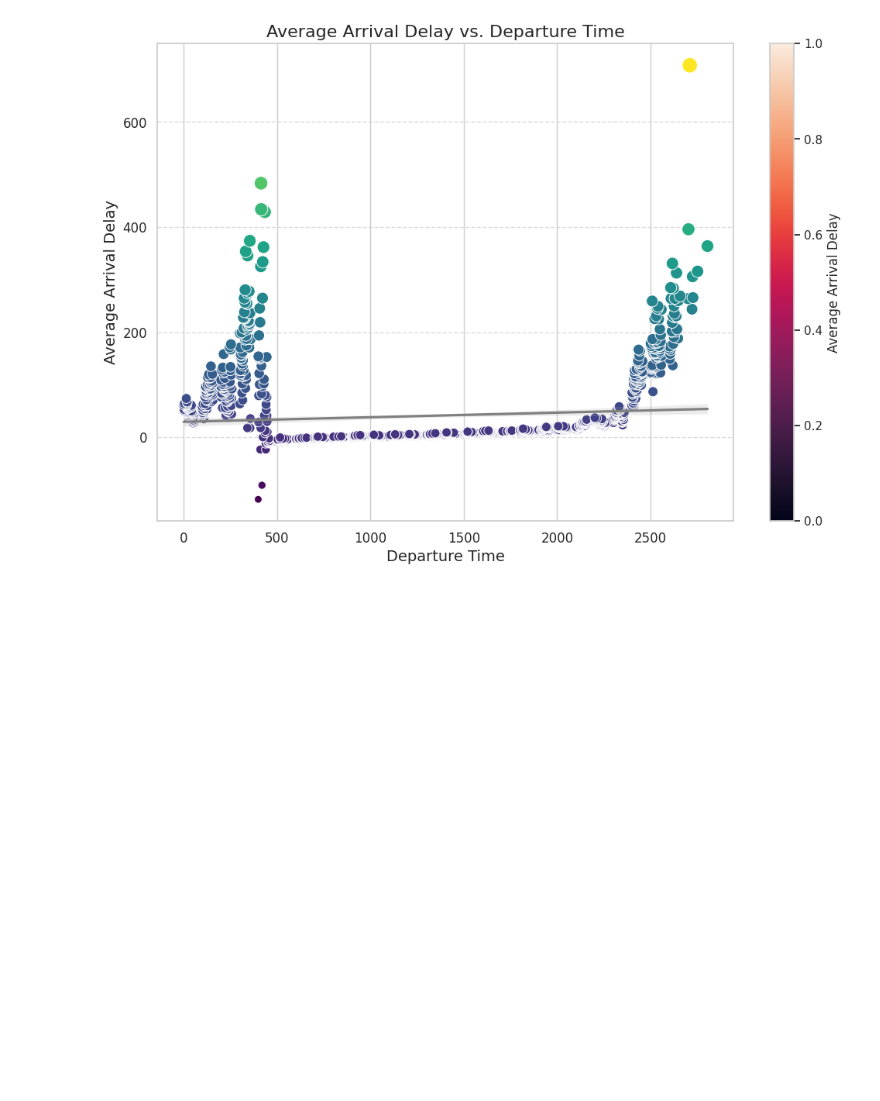
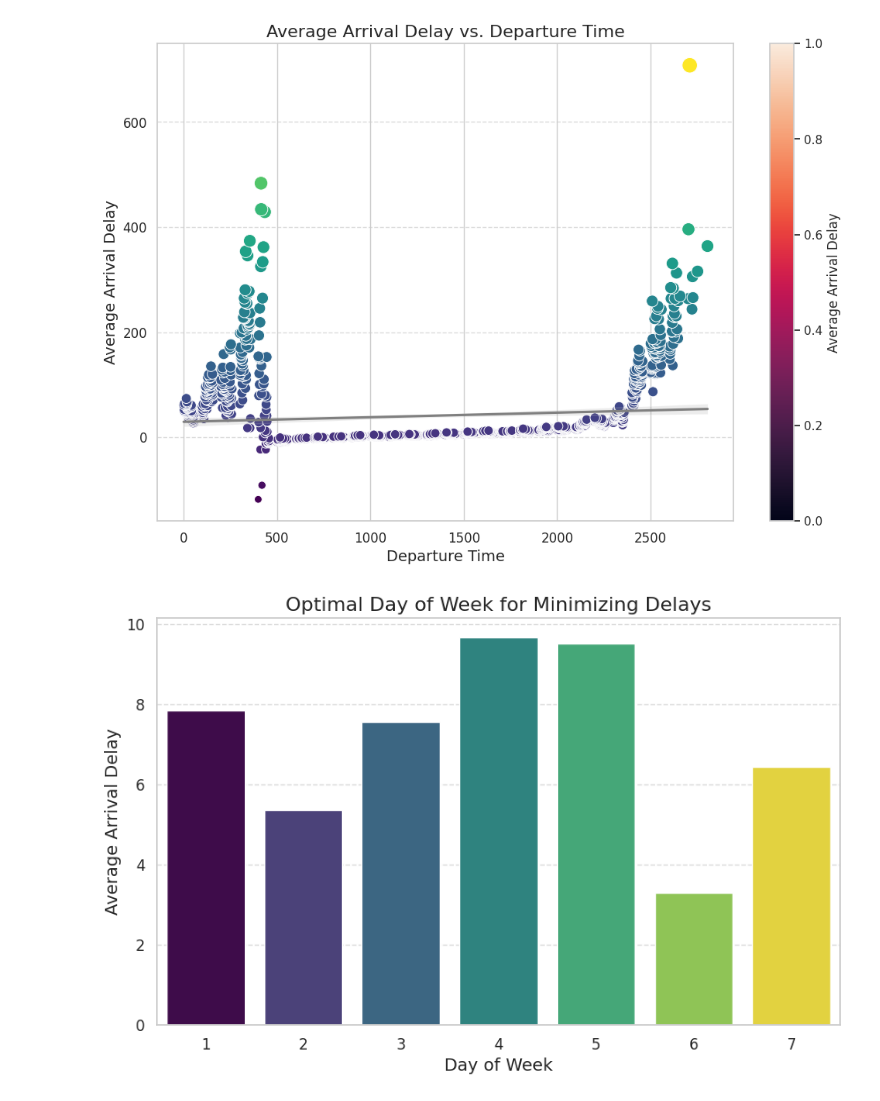
Before and after one commit to DianaKahar/Data_Management2, a Jupyter notebook: P137263_Assignment2.ipynb, the cells around one changed output. Cells and saved outputs as stored; diff of their text form; code cells hidden in the pictures; blank space fills up the shorter version.

```diff
--- a/P137263_Assignment2.ipynb
+++ b/P137263_Assignment2.ipynb
@@ -244,3 +235,19 @@ cbar.set_label('Average Arrival Delay', fontsize=12)
 plt.show()
 # %% [output]
 [figure]
+# %%
+sns.set(style="whitegrid")
+
+plt.figure(figsize=(10, 6))
+sns.barplot(x='dayofweek', y='avg_arrdelay', data=optimal_time_of_week, hue='dayofweek', palette='viridis', dodge=False)
+
+plt.title('Optimal Day of Week for Minimizing Delays', fontsize=16)
+plt.xlabel('Day of Week', fontsize=14)
+plt.ylabel('Average Arrival Delay', fontsize=14)
+plt.xticks(fontsize=12)
+plt.yticks(fontsize=12)
+plt.grid(axis='y', linestyle='--', alpha=0.7)
+plt.legend([],[], frameon=False)
+plt.show()
+# %% [output]
+[figure, added]
```
Also changed, not shown: parts of 3 cells of this notebook.
